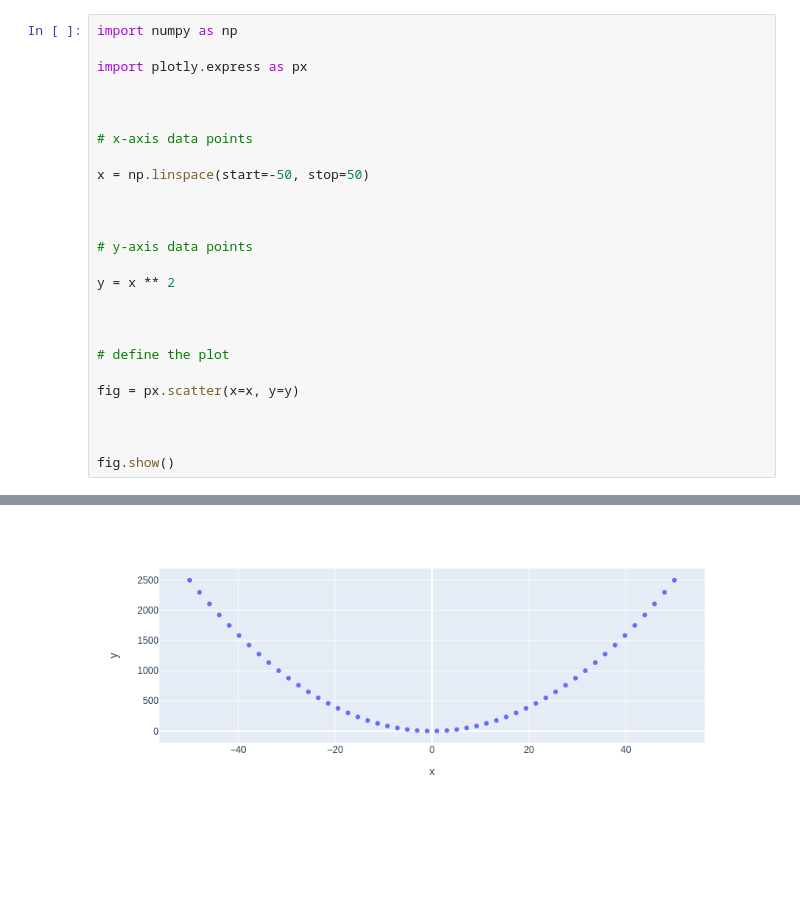
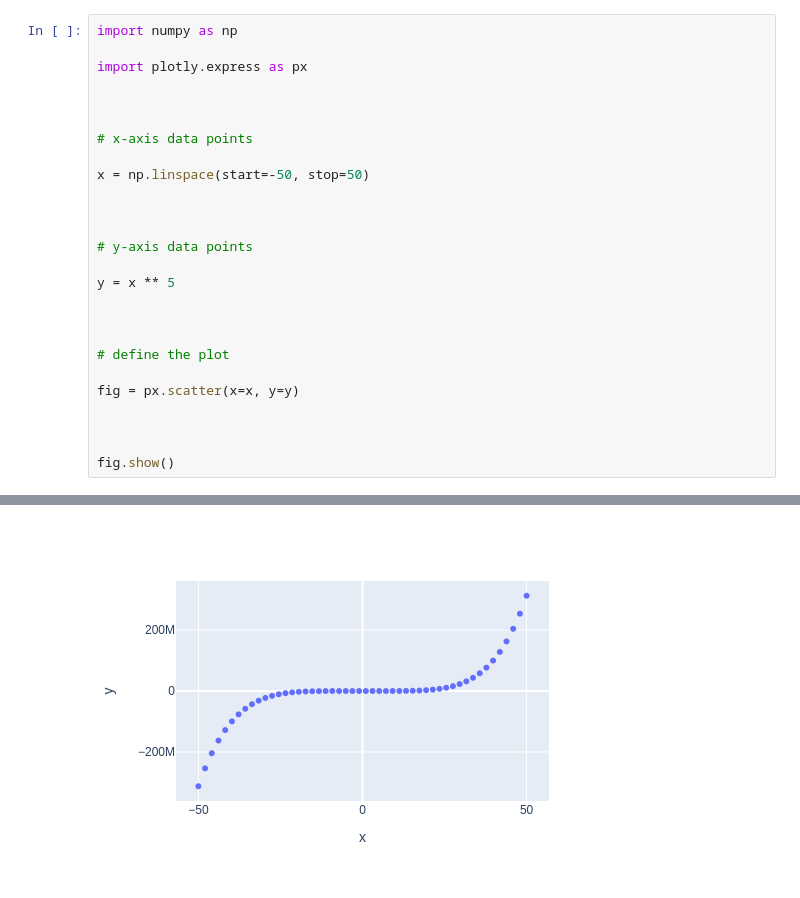
Before and after one commit to chetan7-coder/my-notebooks-repo, a Jupyter notebook: chetan.ipynb, the cells around one changed output, grey strips where cells are left out. Saved outputs shown, nothing was run; the diff lists cells and outputs as text; blank space fills up the shorter version.

```diff
--- a/chetan.ipynb
+++ b/chetan.ipynb
@@ -13,7 +13,7 @@ x = np.linspace(start=-50, stop=50)
 
 # y-axis data points
 
-y = x ** 2
+y = x ** 5
 
 
 
@@ -29 +28 @@ fig.show()
-[figure, old version]
+[figure, new version]
```
Also changed, not shown: parts of 1 cell of this notebook.
